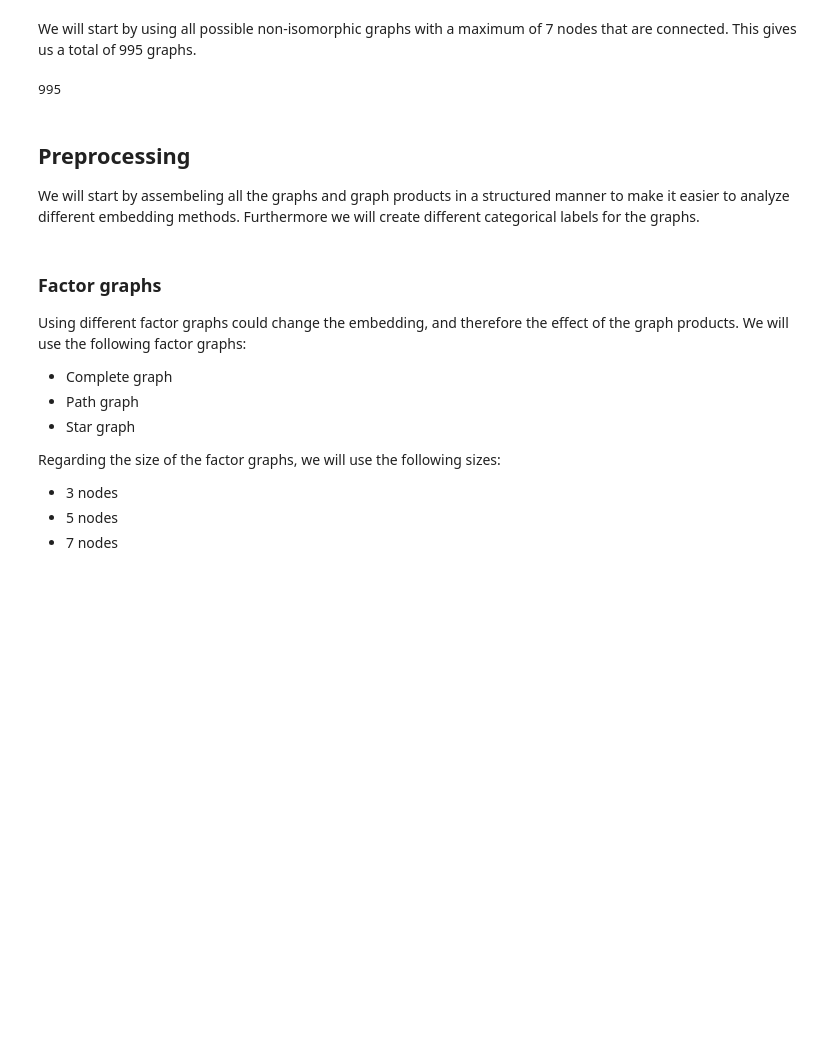
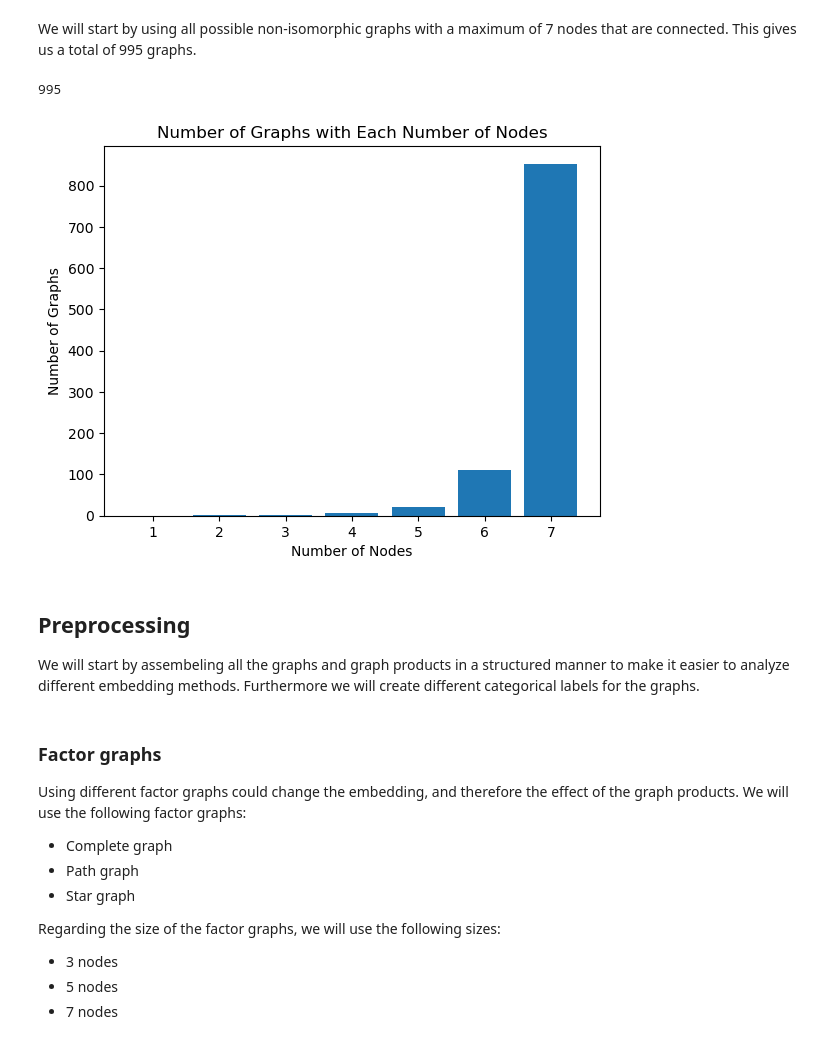
Before and after one commit to max-seeli/graph-gumbo, a Jupyter notebook: experiment.ipynb, the cells around one changed output. Drawn from its saved outputs; the diff is of its cells as text; code cells hidden in the pictures; blank space fills up the shorter version.

Commit message:
Added example plots for understanding different graph products

```diff
--- a/experiment.ipynb
+++ b/experiment.ipynb
@@ -25,6 +25,15 @@ Gs = [G for G in nx.graph_atlas_g() if not nx.is_empty(G) and nx.is_connected(G)
 len(Gs)
 # %% [output]
 995
+# %%
+number_of_graphs_with_n_nodes = [len([G for G in Gs if G.number_of_nodes() == i]) for i in range(1, 8)]
+plt.bar(range(1, 8), number_of_graphs_with_n_nodes)
+plt.xlabel("Number of Nodes")
+plt.ylabel("Number of Graphs")
+plt.title("Number of Graphs with Each Number of Nodes")
+plt.show()
+# %% [output]
+[figure, added]
 # %% [markdown]
 ## Preprocessing
 We will start by assembeling all the graphs and graph products in a structured manner to make it easier to analyze different embedding methods. Furthermore we will create different categorical labels for the graphs.
```
Also changed, not shown: 3 other files.
